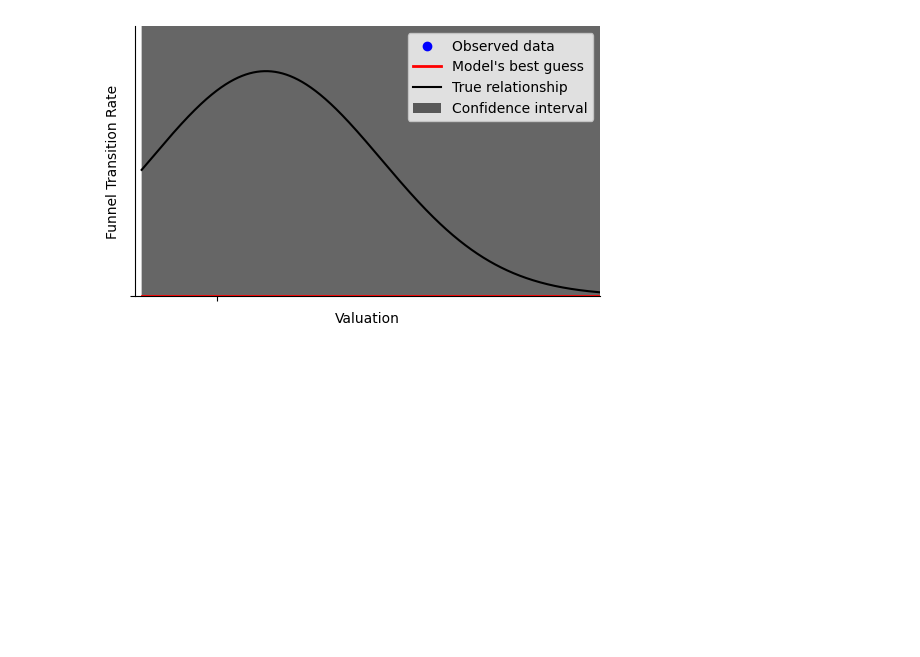
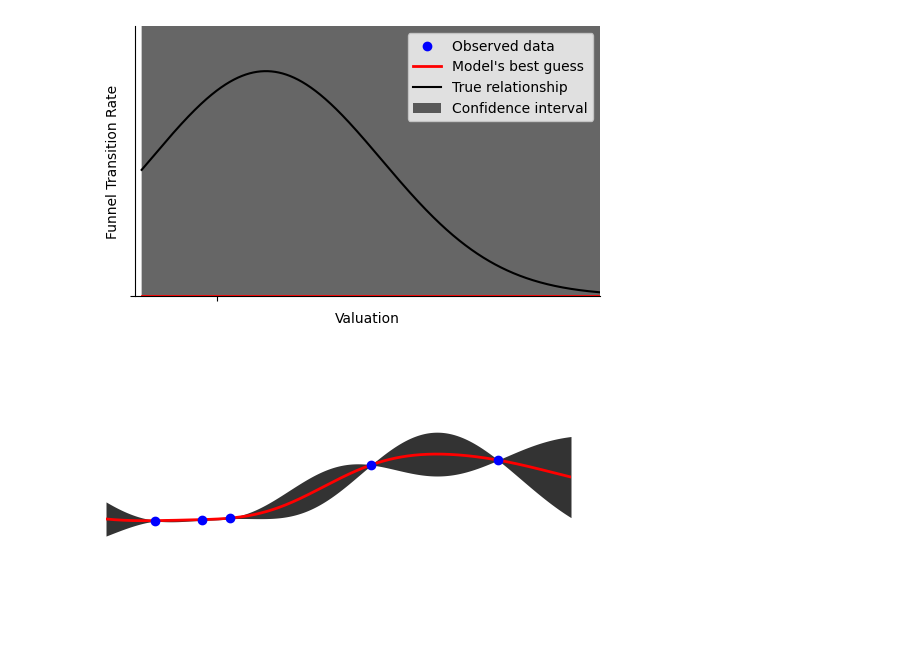
Before and after one commit to Sheev13/gp-tutorial, a Jupyter notebook: sandbox.ipynb, the cells around one changed output. Cells and saved outputs as stored; diff of their text form; code cells hidden in the pictures; blank space fills up the shorter version.

Commit message:
some kind of notebook save idk

```diff
--- a/sandbox.ipynb
+++ b/sandbox.ipynb
@@ -498,3 +498,39 @@ ani = animation.FuncAnimation(fig, animate, frames=range(x.shape[0]), interval=5
 ani.save('figs/gp_learning_more_data.mp4', writer='ffmpeg', fps=2)
 # %% [output]
 [figure]
+# %%
+x, y = get_data(5, noise=0.2)
+x_test = torch.linspace(-3.0, 3.0, 1000)
+cont_gran = 100
+training_steps = 200
+
+geepee = gp.GP(sigma_y = 0.01, learn_sigma_y=True)
+# opt = torch.optim.Adam(geepee.parameters(), lr=5e-2)
+
+fig, ax = plt.subplots(1, 1, figsize=(6, 3.5))
+
+def animate(i):
+    geepee = gp.GP(sigma_y = 0.01*i+0.01,)
+    gp_posterior = geepee(x_test, X=x, y=y, observation_noise=True)
+    mu, stds = gp.get_mean_and_stds(gp_posterior)
+    plt.cla()
+    ax.scatter(x, y, color='blue', zorder=10000)
+    ax.axis('off')
+    ax.set_xlim((-3.0, 3.0))
+    ax.set_ylim((-5.0, 5.0))
+    ax.plot(x_test, mu, color='red', linewidth=2.0, zorder=1000)
+    ax.fill_between(x_test, mu-2*stds, mu+2*stds, color='black', alpha=0.8, linewidth=0.0)
+    # for cont in range(cont_gran):
+    #     c = cont / cont_gran
+    #     plt.fill_between(x_test, mu-2*c*stds, mu+2*c*stds, color='black', alpha=0.1*(1-c))
+
+    # opt.zero_grad()
+    # l = - geepee.log_marginal_likelihood(x, y)
+    # l.backward()
+    # opt.step()
+
+    return ax,
+ani = animation.FuncAnimation(fig, animate, frames=range(training_steps), interval=50, blit=False)
+ani.save('figs/gp_varying_sig.mp4', writer='ffmpeg', fps=60)
+# %% [output]
+[figure, added]
```
Also changed, not shown: parts of 1 cell of this notebook.
